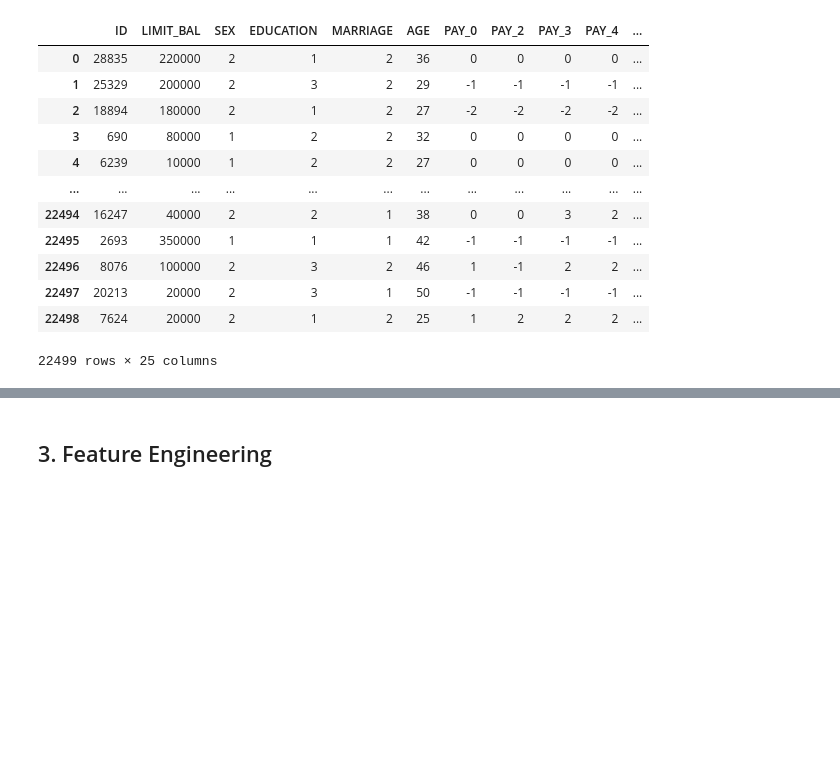
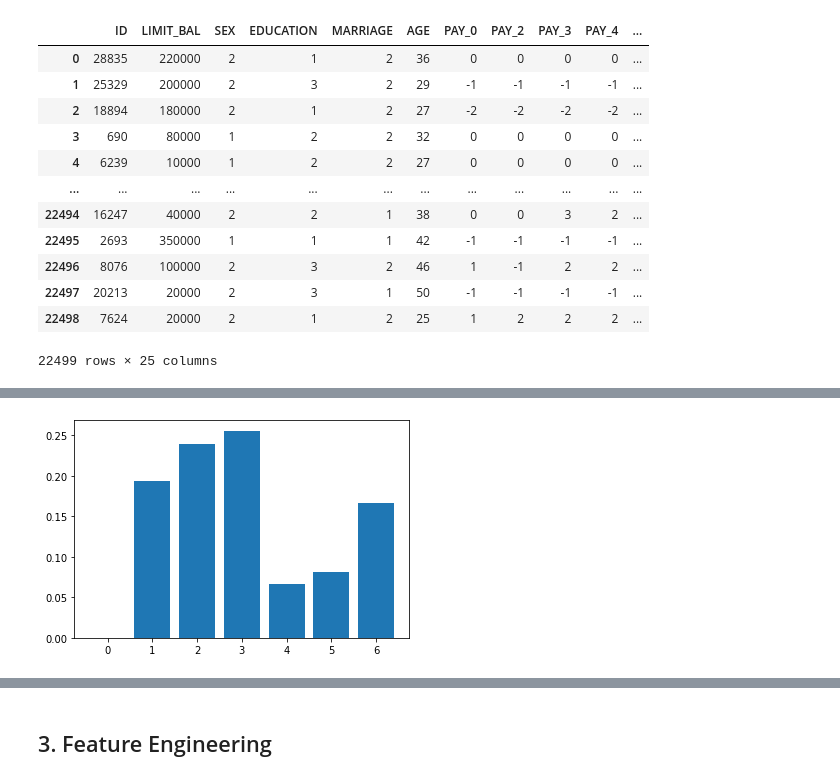
Before and after one commit to carlosiruiz/Bakeoff2, a Jupyter notebook: ignacio-classification-bakeoff-template.ipynb, the cells around one changed output, grey strips where cells are left out. Cells and saved outputs as stored; diff of their text form; code cells hidden in the pictures; blank space fills up the shorter version.

```diff
--- a/ignacio-classification-bakeoff-template.ipynb
+++ b/ignacio-classification-bakeoff-template.ipynb
@@ -124,0 +189,10 @@ df
+# %%
+# Visualizing default rates by education level
+x = df['EDUCATION'].unique()
+y = [(df.groupby(['EDUCATION']).Y.sum()[i]/len(df[df.EDUCATION==i]['EDUCATION'])) for i in x]
+
+plt.bar(x, y)
+plt.xticks(ticks = np.arange(0, 7, 1))
+plt.show()
+# %% [output]
+[figure, added]
```
Also changed, not shown: parts of 27 cells of this notebook, 1 other file.
